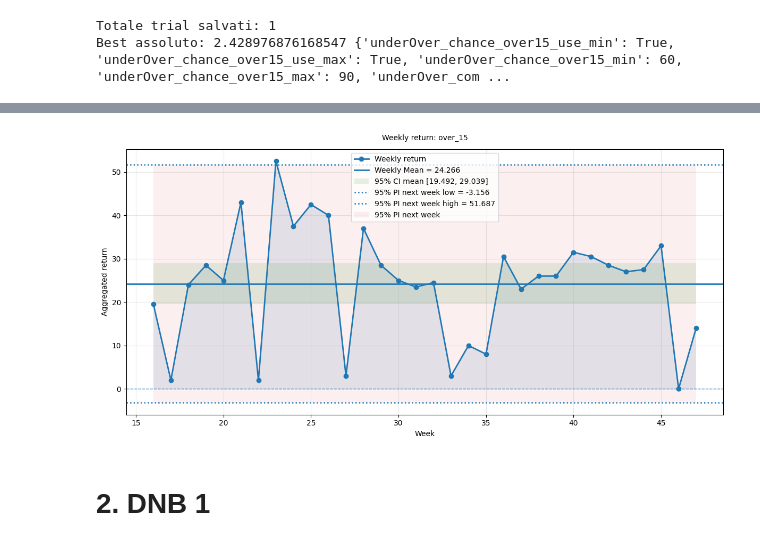
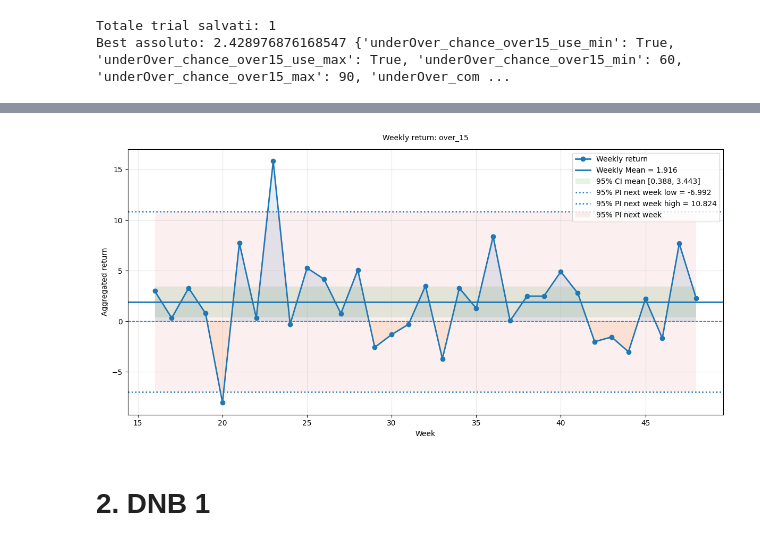
Before and after one commit to NickOLeeney/bet-master-analytics, a Jupyter notebook: src/strategies/greedy_model_analysis.ipynb, the cells around one changed output, grey strips where cells are left out. Saved outputs shown, nothing was run; the diff lists cells and outputs as text; code cells hidden in the pictures.

```diff
--- a/src/strategies/greedy_model_analysis.ipynb
+++ b/src/strategies/greedy_model_analysis.ipynb
@@ -64,36 +44,36 @@ odds_col: str = "underOver_quote_currentO"
 
 # Load data
 df_loaded = get_over_15_table() # get_multigoal_24_table()
 df_loaded = df_loaded.sort_values('time').reset_index(drop=True)
 df = df_loaded.copy()
 
 # Feature Engineering
 
 # df = df[df['underOver_quote_currentU'] <= 1.7]
-df[odds_col] = 1.5
+df[odds_col] = 1.22
 df["return"] = df.apply(lambda x: get_return(strategy=x[target_col], odds=x[odds_col]), axis=1).copy()
 df["week"] = add_week_column(df)
 df["strategy"] = target_col
 
 # Create the test binned dataframe
 df_binned = df.copy()
 
 for feat, step in feature_bins_map.items():
     df_binned[feat] = [round_to_step(x, step) for x in df_binned[feat]]
 
     if isinstance(step, int):
         df_binned[feat] = df_binned[feat].astype("Int64")
 
 df_binned = df_binned.sort_values(by="time", ascending=False)
 
 mask = get_mask(df_binned, best_trial.user_attrs["params_dict"])
 
 df_filtered = df_binned[mask]
 
 strategy_dict[target_col] = {"df_filtered": df_filtered, "settings": {"feature_bins_map": feature_bins_map, "params_dict": params_dict}}
-weekly_return, stats = analyze_strategies(df_filtered[['return',	'week',	'strategy']], strategies=[target_col], print_pi=True)
+weekly_return, stats = analyze_strategies(df_filtered[['return', 'week', 'strategy']], strategies=[target_col], print_pi=True)
 # %% [output]
-[figure, old version]
+[figure, new version]
 # %% [markdown]
 # 2. DNB 1
 # %%
```
Also changed, not shown: parts of 1 cell of this notebook, 3 other files.
